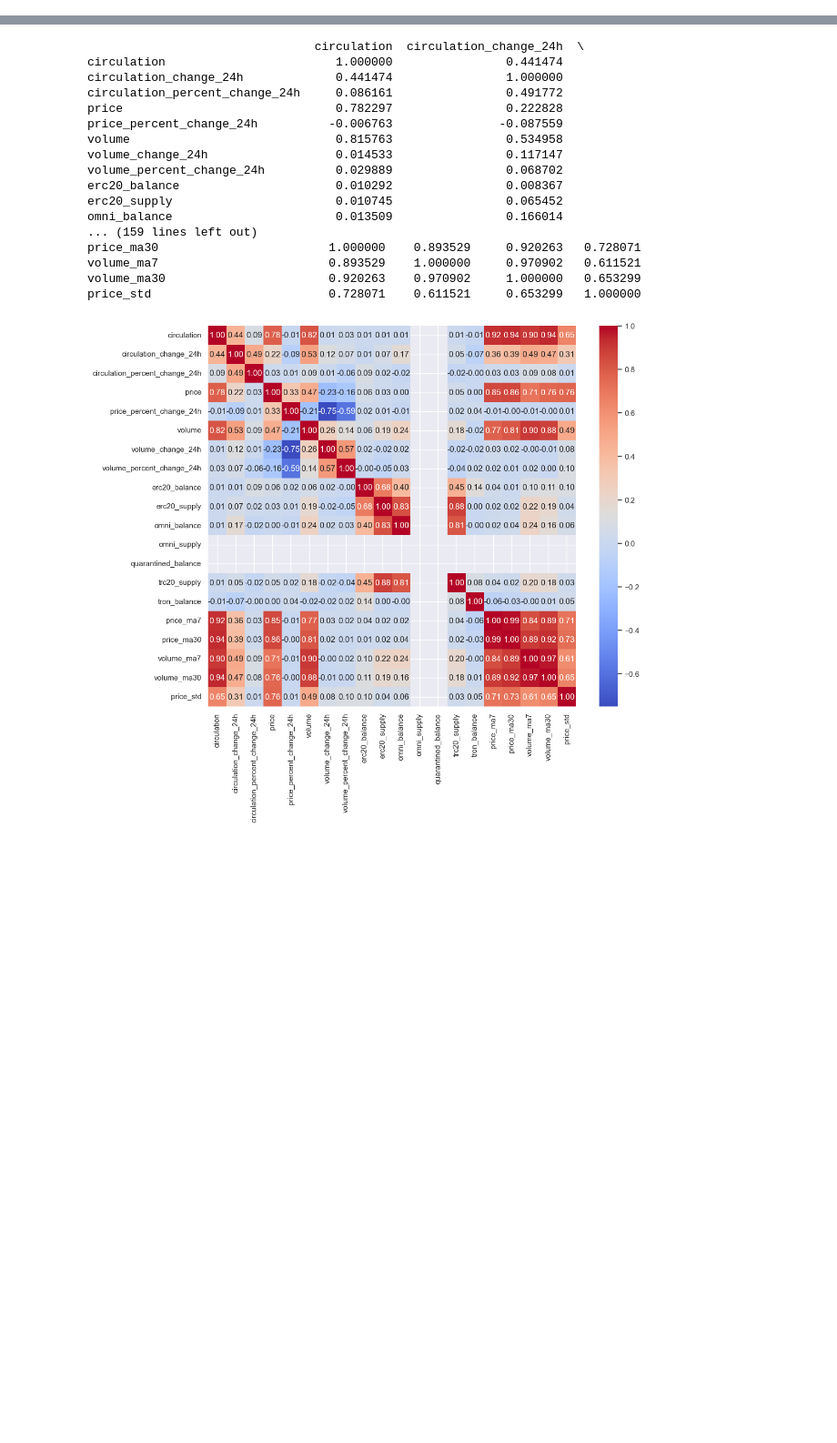
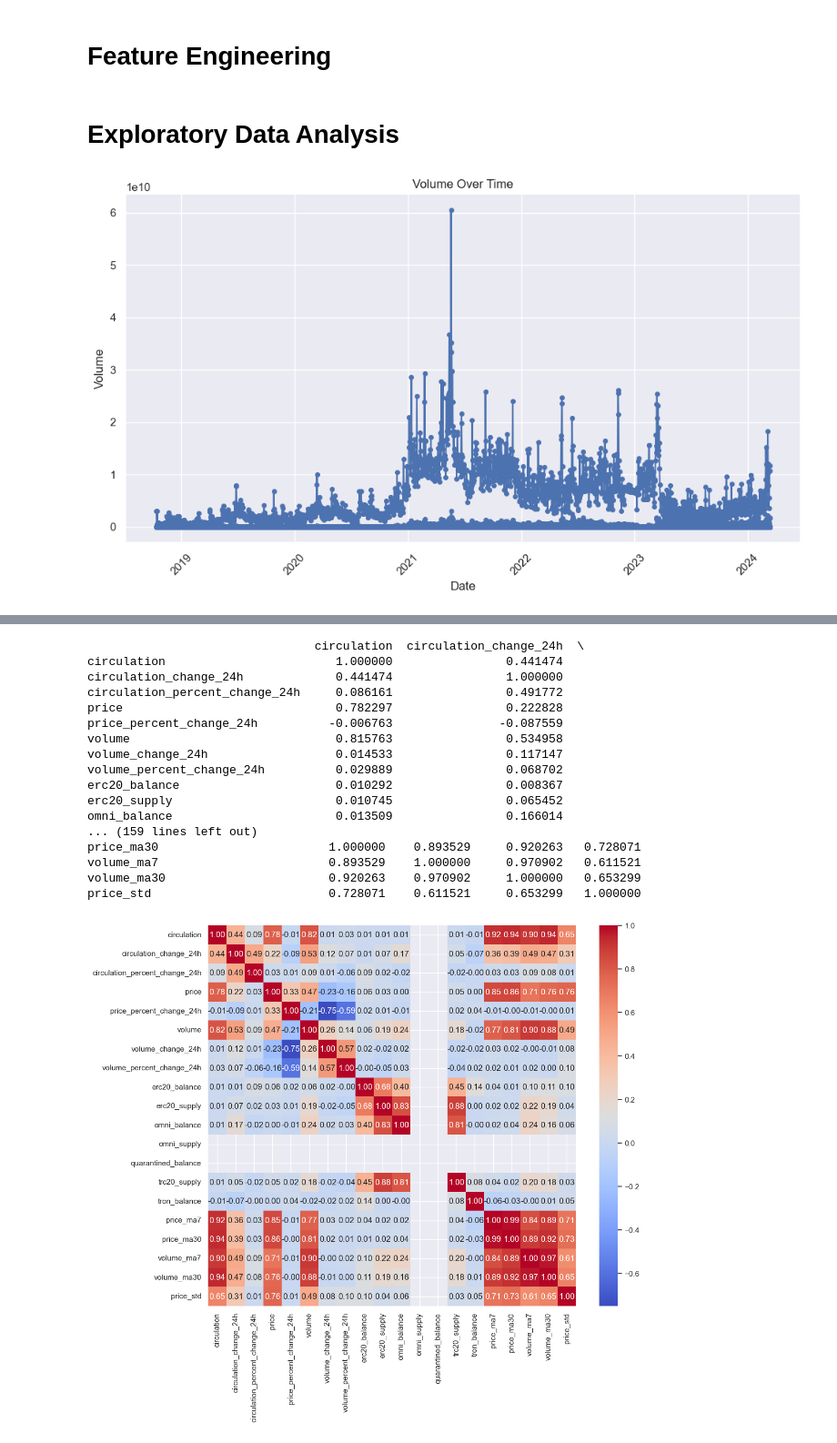
Before and after one commit to ShaanAu/stablecoin_dissertation, a Jupyter notebook: stablecoin_dissertation.ipynb, the cells around one changed output, grey strips where cells are left out. Shown at 91% size. Saved outputs shown, nothing was run; the diff lists cells and outputs as text; code cells hidden in the pictures; blank space fills up the shorter version.

Commit message:
starting to clean up code and structure it better

```diff
--- a/stablecoin_dissertation.ipynb
+++ b/stablecoin_dissertation.ipynb
@@ -35,0 +244,2 @@ data = pd.read_csv("stable_full.csv")
+# %% [markdown]
+# Feature Engineering
@@ -36,3 +278,31 @@ data = pd.read_csv("stable_full.csv")
+# %% [markdown]
+# Exploratory Data Analysis
+# %%
+import matplotlib.pyplot as plt
+
+# Assuming 'data_df' is your DataFrame and it's already preprocessed
+# Also assuming 'volume' is a column in your DataFrame representing some numerical data over time
+
+# Convert 'date' column to datetime if not already done
+data_df['date'] = pd.to_datetime(data_df['date'])
+
+# Set the 'date' column as the index of the DataFrame
+data_df.set_index('date', inplace=True)
+
+# Plotting 'volume' over time
+plt.figure(figsize=(10, 6))
+plt.plot(data_df.index, data_df['volume'], marker='o', linestyle='-', markersize=4)
+plt.title('Volume Over Time')
+plt.xlabel('Date')
+plt.ylabel('Volume')
+plt.grid(True)
+plt.xticks(rotation=45)  # Rotate date labels for better readability
+plt.tight_layout()  # Adjust layout to make room for the rotated date labels
+
+# Show plot
+plt.show()
+# %% [output]
+[figure, added]
 # %%
 data.head()
 # %% [output]
```
Also changed, not shown: parts of 24 cells of this notebook.
